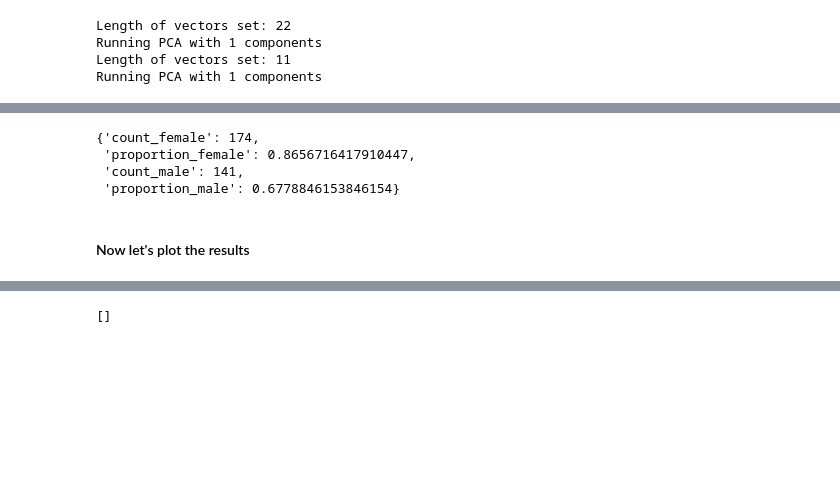
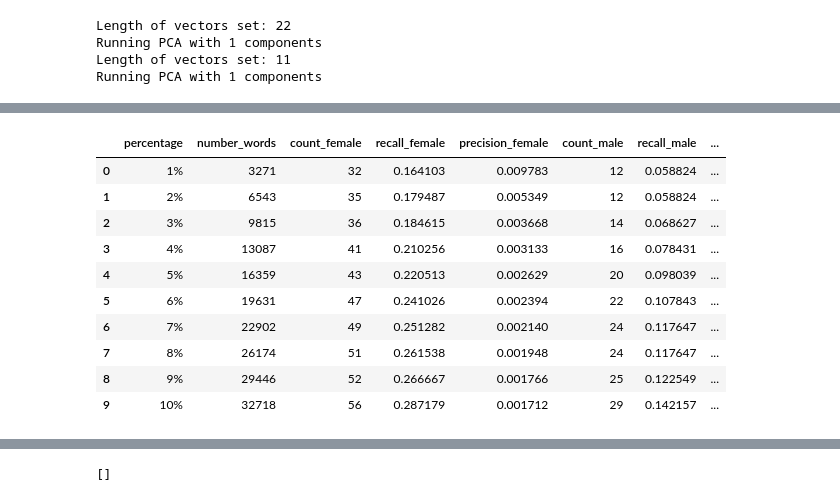
Before and after one commit to aduarte56/MT_DebiasingAlgorithms, a Jupyter notebook: RunningNotebook_BiasDirection.ipynb, the cells around one changed output, grey strips where cells are left out. Drawn from its saved outputs; the diff is of its cells as text; code cells hidden in the pictures; blank space fills up the shorter version.

```diff
--- a/RunningNotebook_BiasDirection.ipynb
+++ b/RunningNotebook_BiasDirection.ipynb
@@ -220,14 +252,3 @@ from Scripts.Evaluation import compute_gender_simple_bias, compute_similarity_to
 similarity=compute_similarity_to_bias_direction(dict_vec_cleaned, gen_dir_flat)
 similarity_centralized=compute_similarity_to_bias_direction(dict_vec_cleaned, gen_dir_centralized_flat)
 simple_gender_bias=compute_gender_simple_bias(dict_vec_cleaned, dict_vec_cleaned['he'], dict_vec_cleaned['she'])
-# %%
-from operator import itemgetter
-#function to get the most biased words in dict_vec_cleaned rated my similarity to the bias direction
-def get_most_biased_words_similarity(similarity, n_words=2500):
-    #get the absolute values of the similarity values
-    similarity = {word: abs(sim) for word, sim in similarity.items()}
-    #sort the similarity values
-    sorted_similarity =sorted(similarity.items(), key=itemgetter(1), reverse=True)
-    biased_words = [word for word, bias in sorted_similarity[:n_words*2]]
-    neutral_words = [word for word, bias in sorted_similarity[-n_words:]]
-    return biased_words, neutral_words
@@ -268,12 +273,44 @@ count_gendered_words_in_most_biased(female_words_emb, male_words_emb, biased_wor
-# %%
-_, _, female_simple, male_simple, _ = utils.getting_biased_words(
-    simple_gender_bias, def_sets['gender'], 40000, word2idx)
-
-count_gendered_words_in_most_biased(female_words_emb, male_words_emb,female_simple+male_simple )
-# %% [output]
-{'count_female': 174,
- 'proportion_female': 0.8656716417910447,
- 'count_male': 141,
- 'proportion_male': 0.6778846153846154}
-# %% [markdown]
-#### Now let's plot the results
+# %%
+#function to get a dataframe with the counts for experiments with different number of words
+def get_counts_gendered_words_per_direction(similarity, n_words):
+
+    dict_results={}
+    last_biased_words=[]
+    for i in range(1, 11):
+        number_words=int(n_words*i/100)
+        #getting the most biased words and words that are neutral
+        biased_words, _ = get_most_biased_words_similarity(
+            similarity, number_words)
+        dict_counts=count_gendered_words_in_most_biased(
+            female_words_emb, male_words_emb, biased_words)
+        #add the dict_counts to the dict_results
+        dict_results.update({str(i)+'%': dict_counts})
+        last_biased_words=biased_words
+    return dict_results, last_biased_words
+# %%
+dict_similarity, biased_words_similarity=get_counts_gendered_words_per_direction(similarity, n_words=len(vocab_cleaned))
+dict_similarity_cent, biased_words_similarity_cent = get_counts_gendered_words_per_direction(
+    similarity_centralized, n_words=len(vocab_cleaned))
+dict_similarity_simple, biased_words_simple = get_counts_gendered_words_per_direction(
+    simple_gender_bias, n_words=len(vocab_cleaned))
+# %%
+#get a dataframe from dic_similarity
+def get_dataframe_from_dict(dict_similarity):
+    df = pd.DataFrame.from_dict(dict_similarity, orient='index')
+    df = df.reset_index()
+    df = df.rename(columns={'index': 'percentage'})
+    return df
+# %%
+get_dataframe_from_dict(dict_similarity)
+# %% [output]
+|  | percentage | number_words | count_female | recall_female | precision_female | count_male | recall_male | ... |
+| 0 | 1% | 3271 | 32 | 0.164103 | 0.009783 | 12 | 0.058824 | ... |
+| 1 | 2% | 6543 | 35 | 0.179487 | 0.005349 | 12 | 0.058824 | ... |
+| 2 | 3% | 9815 | 36 | 0.184615 | 0.003668 | 14 | 0.068627 | ... |
+| 3 | 4% | 13087 | 41 | 0.210256 | 0.003133 | 16 | 0.078431 | ... |
+| 4 | 5% | 16359 | 43 | 0.220513 | 0.002629 | 20 | 0.098039 | ... |
+| 5 | 6% | 19631 | 47 | 0.241026 | 0.002394 | 22 | 0.107843 | ... |
+| 6 | 7% | 22902 | 49 | 0.251282 | 0.002140 | 24 | 0.117647 | ... |
+| 7 | 8% | 26174 | 51 | 0.261538 | 0.001948 | 24 | 0.117647 | ... |
+| 8 | 9% | 29446 | 52 | 0.266667 | 0.001766 | 25 | 0.122549 | ... |
+| 9 | 10% | 32718 | 56 | 0.287179 | 0.001712 | 29 | 0.142157 | ... |
```
Also changed, not shown: parts of 31 cells of this notebook, 1 other file.
